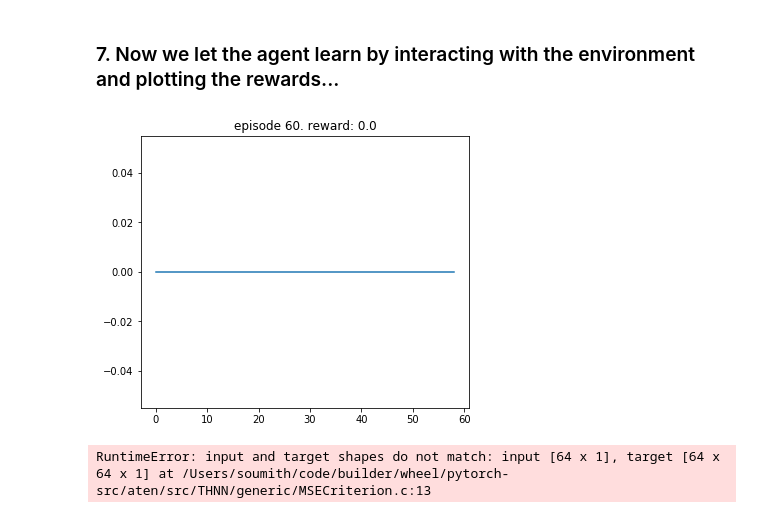
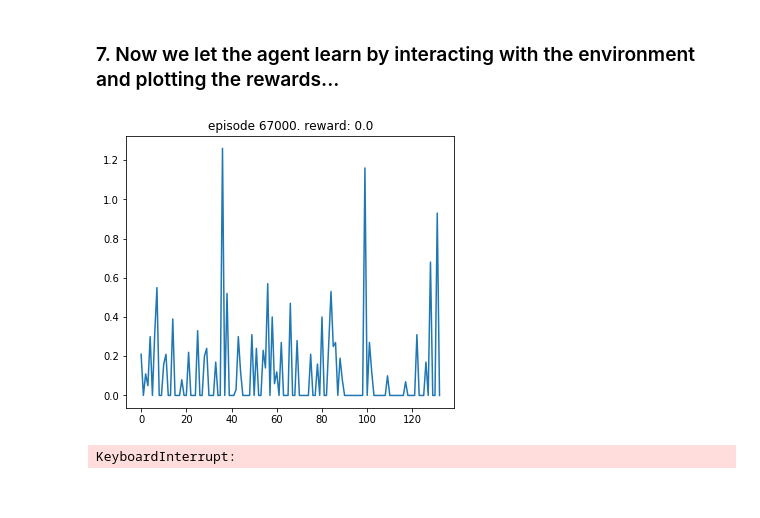
Before and after one commit to pbaginski86/Evalutating-DRL-Algos-for-Unity-Reacher-Environment, a Jupyter notebook: Continuous_Control.ipynb, the cells around one changed output. Cells and saved outputs as stored; diff of their text form; code cells hidden in the pictures.

```diff
--- a/Continuous_Control.ipynb
+++ b/Continuous_Control.ipynb
@@ -70,11 +70,14 @@ action_dim = brain.vector_action_space_size
 state_dim  = brain.vector_observation_space_size
 hidden_dim = 256
 
+print (action_dim)
+print (state_dim)
+
 value_net        = ValueNetwork(state_dim, hidden_dim).to(device)
 target_value_net = ValueNetwork(state_dim, hidden_dim).to(device)
 
 soft_q_net = SoftQNetwork(state_dim, action_dim, hidden_dim).to(device)
-policy_net = PolicyNetwork(state_dim, action_dim, hidden_dim, device).to(device)
+policy_net = PolicyNetwork(state_dim, action_dim, hidden_dim).to(device)
 
 for target_param, param in zip(target_value_net.parameters(), value_net.parameters()):
     target_param.data.copy_(param.data)
@@ -97,11 +103,11 @@ replay_buffer = ReplayBuffer(replay_buffer_size)
 # %% [markdown]
 ### 5. Let's define the number of episodes, steps and batch size for sampling from the replay buffer.
 # %%
-max_episodes  = 350
-max_steps   = 1000
+max_episodes  = 100000
+max_steps   = 500
 episode_idx   = 0
 rewards     = []
-batch_size  = 64
+batch_size  = 128
 # %% [markdown]
 ### 6. Below we define our soft q update rule as per the SAC paper
 # %%
@@ -117,8 +123,8 @@ def soft_q_update(batch_size,
     state      = torch.FloatTensor(state).to(device)
     next_state = torch.FloatTensor(next_state).to(device)
     action     = torch.FloatTensor(action).to(device)
-    reward     = torch.FloatTensor(reward).unsqueeze(1).to(device)
-    done       = torch.FloatTensor(np.float32(done)).unsqueeze(1).to(device)
+    reward     = torch.FloatTensor(reward).unsqueeze(1).to(device)  # unsqueeze(1)
+    done       = torch.FloatTensor(np.float32(done)).unsqueeze(1).to(device)  # unsqueeze(1)
 
     expected_q_value = soft_q_net(state, action)
     expected_value   = value_net(state)
@@ -157,41 +163,39 @@ def soft_q_update(batch_size,
 
 
     for target_param, param in zip(target_value_net.parameters(), value_net.parameters()):
-        target_param.data.copy_(
-            target_param.data * (1.0 - soft_tau) + param.data * soft_tau
-        )
+        target_param.data.copy_(target_param.data * (1.0 - soft_tau) + param.data * soft_tau)
 # %% [markdown]
 ### 7. Now we let the agent learn by interacting with the environment and plotting the rewards...
 # %%
 while episode_idx < max_episodes:
     env_info = env.reset(train_mode=True)[brain_name]
     state = env_info.vector_observations[0]
     episode_reward = 0
 
     for step in range(max_steps):
         action = policy_net.get_action(state, device)
         env_info = env.step(action)[brain_name]
         next_state = env_info.vector_observations[0]
-        reward = env_info.rewards[-1]
-        done = env_info.local_done
+        reward = np.float64(env_info.rewards[0])
+        done = env_info.local_done[0]
 
         replay_buffer.push(state, action, reward, next_state, done)
         if len(replay_buffer) > batch_size:
             soft_q_update(batch_size)
 
         state = next_state
         episode_reward += reward
         episode_idx += 1
 
-        if episode_idx % 10 == 0:
+        if episode_idx % 1000 == 0:
             plot(episode_idx, rewards)
 
         if done:
             break
 
     rewards.append(episode_reward)
 # %% [output]
-[figure, old version]
+[figure, new version]
-RuntimeError: input and target shapes do not match: input [64 x 1], target [64 x 64 x 1] at /Users/soumith/code/builder/wheel/pytorch-src/aten/src/THNN/generic/MSECriterion.c:13
+KeyboardInterrupt:
 # %%
 env.close()
```
Also changed, not shown: parts of 1 cell of this notebook, 1 other file.
